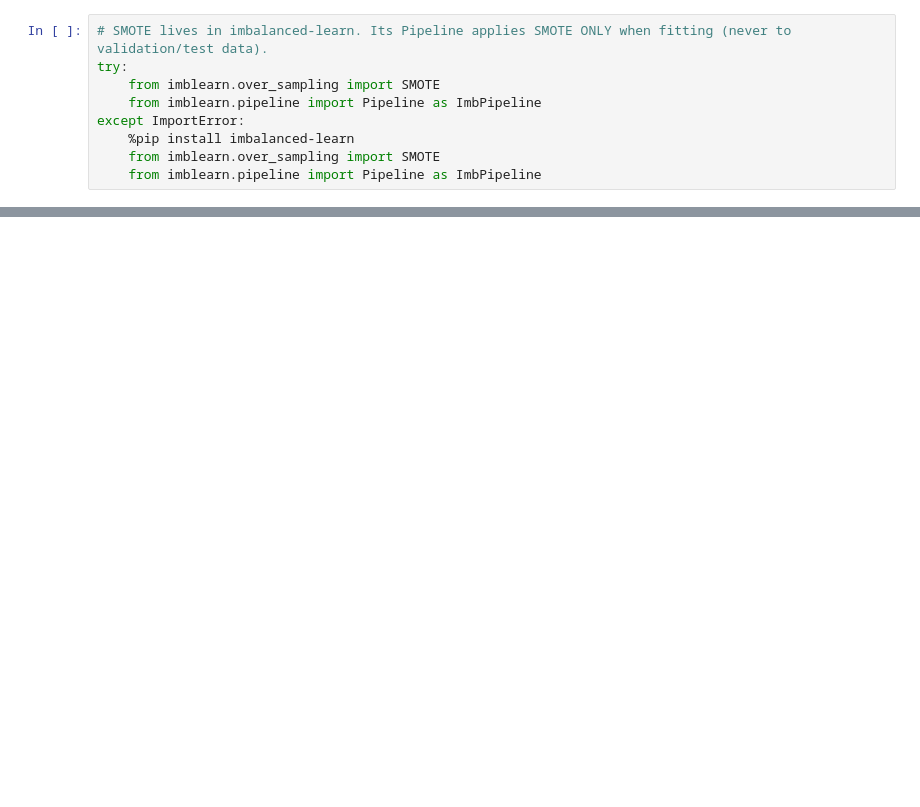
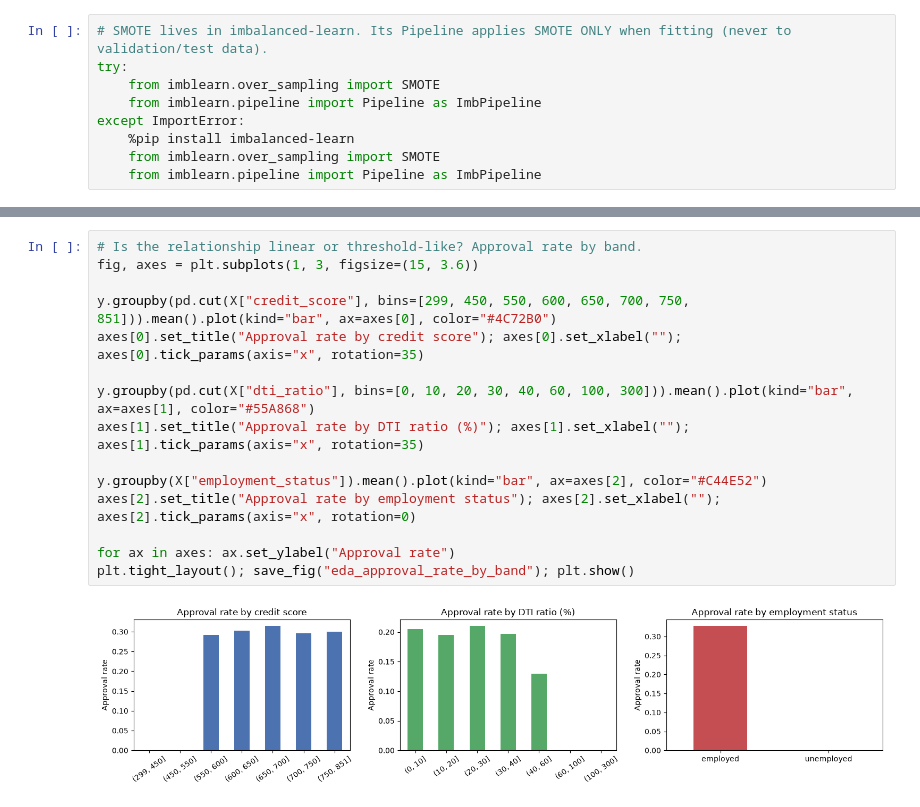
Before and after one commit to AbeshuK/Loan-Approval-Prediction, a Jupyter notebook: loan_approval_prediction.ipynb, the cells around one changed output, grey strips where cells are left out. Cells and saved outputs as stored; diff of their text form; blank space fills up the shorter version.

```diff
--- a/loan_approval_prediction.ipynb
+++ b/loan_approval_prediction.ipynb
@@ -302,0 +208,17 @@ plt.tight_layout(); plt.show()
+# %%
+# Is the relationship linear or threshold-like? Approval rate by band.
+fig, axes = plt.subplots(1, 3, figsize=(15, 3.6))
+
+y.groupby(pd.cut(X["credit_score"], bins=[299, 450, 550, 600, 650, 700, 750, 851])).mean().plot(kind="bar", ax=axes[0], color="#4C72B0")
+axes[0].set_title("Approval rate by credit score"); axes[0].set_xlabel(""); axes[0].tick_params(axis="x", rotation=35)
+
+y.groupby(pd.cut(X["dti_ratio"], bins=[0, 10, 20, 30, 40, 60, 100, 300])).mean().plot(kind="bar", ax=axes[1], color="#55A868")
+axes[1].set_title("Approval rate by DTI ratio (%)"); axes[1].set_xlabel(""); axes[1].tick_params(axis="x", rotation=35)
+
+y.groupby(X["employment_status"]).mean().plot(kind="bar", ax=axes[2], color="#C44E52")
+axes[2].set_title("Approval rate by employment status"); axes[2].set_xlabel(""); axes[2].tick_params(axis="x", rotation=0)
+
+for ax in axes: ax.set_ylabel("Approval rate")
+plt.tight_layout(); save_fig("eda_approval_rate_by_band"); plt.show()
+# %% [output]
+[figure, added]
```
Also changed, not shown: parts of 68 cells of this notebook, 13 other files.
